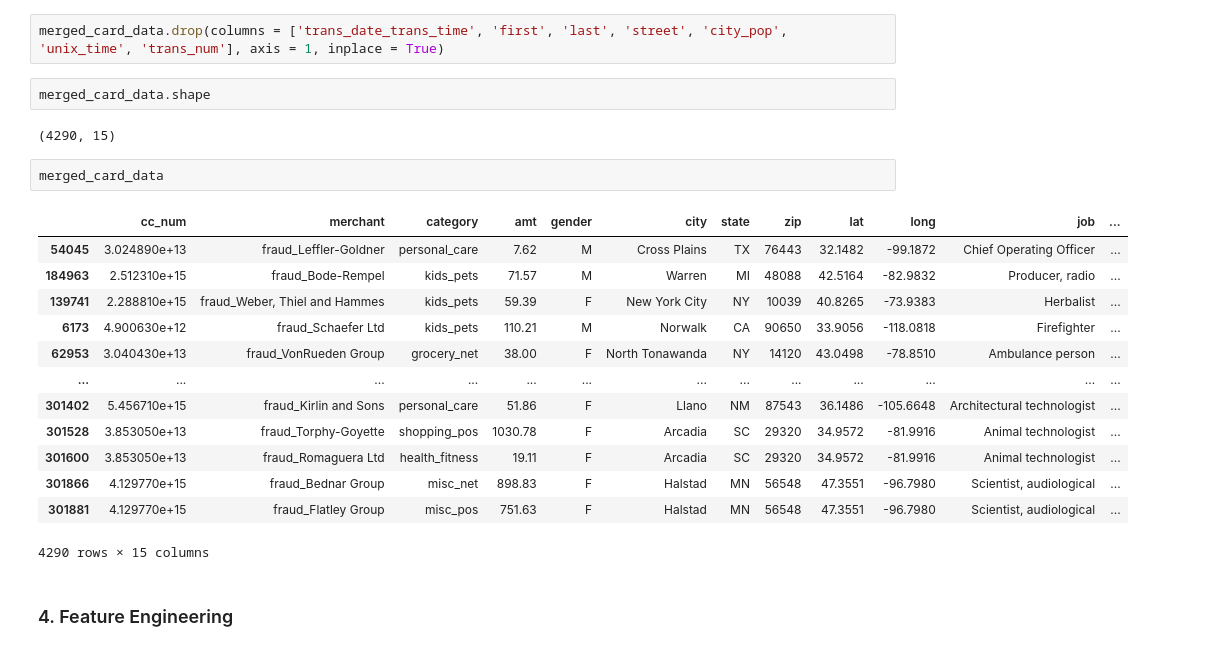
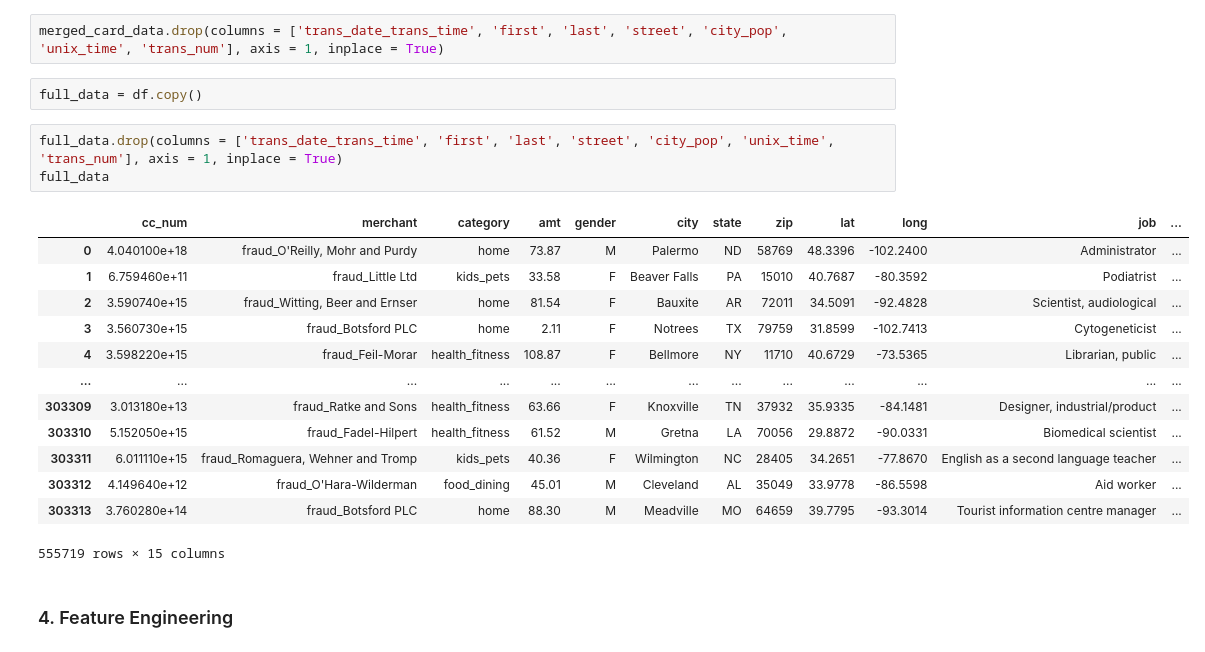
Before and after one commit to milanszilveszter/Csapatmunka, a Jupyter notebook: Classification/BigDataset/fraud_prediction.ipynb, the cells around one changed output. Saved outputs shown, nothing was run; the diff lists cells and outputs as text.

```diff
--- a/Classification/BigDataset/fraud_prediction.ipynb
+++ b/Classification/BigDataset/fraud_prediction.ipynb
@@ -134,26 +134,25 @@ M    1945
 Name: count, dtype: int64
 # %%
 merged_card_data.drop(columns = ['trans_date_trans_time', 'first', 'last', 'street', 'city_pop', 'unix_time', 'trans_num'], axis = 1, inplace = True)
-# %%
-merged_card_data.shape
-# %% [output]
-(4290, 15)
-# %%
-merged_card_data
-# %% [output]
-|  | cc_num | merchant | category | amt | gender | city | state | zip | lat | long | job | ... |
-| 54045 | 3.024890e+13 | fraud_Leffler-Goldner | personal_care | 7.62 | M | Cross Plains | TX | 76443 | 32.1482 | -99.1872 | Chief Operating Officer | ... |
-| 184963 | 2.512310e+15 | fraud_Bode-Rempel | kids_pets | 71.57 | M | Warren | MI | 48088 | 42.5164 | -82.9832 | Producer, radio | ... |
-| 139741 | 2.288810e+15 | fraud_Weber, Thiel and Hammes | kids_pets | 59.39 | F | New York City | NY | 10039 | 40.8265 | -73.9383 | Herbalist | ... |
-| 6173 | 4.900630e+12 | fraud_Schaefer Ltd | kids_pets | 110.21 | M | Norwalk | CA | 90650 | 33.9056 | -118.0818 | Firefighter | ... |
-| 62953 | 3.040430e+13 | fraud_VonRueden Group | grocery_net | 38.00 | F | North Tonawanda | NY | 14120 | 43.0498 | -78.8510 | Ambulance person | ... |
-| ... | ... | ... | ... | ... | ... | ... | ... | ... | ... | ... | ... | ... |
-| 301402 | 5.456710e+15 | fraud_Kirlin and Sons | personal_care | 51.86 | F | Llano | NM | 87543 | 36.1486 | -105.6648 | Architectural technologist | ... |
-| 301528 | 3.853050e+13 | fraud_Torphy-Goyette | shopping_pos | 1030.78 | F | Arcadia | SC | 29320 | 34.9572 | -81.9916 | Animal technologist | ... |
-| 301600 | 3.853050e+13 | fraud_Romaguera Ltd | health_fitness | 19.11 | F | Arcadia | SC | 29320 | 34.9572 | -81.9916 | Animal technologist | ... |
-| 301866 | 4.129770e+15 | fraud_Bednar Group | misc_net | 898.83 | F | Halstad | MN | 56548 | 47.3551 | -96.7980 | Scientist, audiological | ... |
-| 301881 | 4.129770e+15 | fraud_Flatley Group | misc_pos | 751.63 | F | Halstad | MN | 56548 | 47.3551 | -96.7980 | Scientist, audiological | ... |
-4290 rows × 15 columns
+# %%
+full_data = df.copy()
+# %%
+full_data.drop(columns = ['trans_date_trans_time', 'first', 'last', 'street', 'city_pop', 'unix_time', 'trans_num'], axis = 1, inplace = True)
+full_data
+# %% [output]
+|  | cc_num | merchant | category | amt | gender | city | state | zip | lat | long | job | ... |
+| 0 | 4.040100e+18 | fraud_O'Reilly, Mohr and Purdy | home | 73.87 | M | Palermo | ND | 58769 | 48.3396 | -102.2400 | Administrator | ... |
+| 1 | 6.759460e+11 | fraud_Little Ltd | kids_pets | 33.58 | F | Beaver Falls | PA | 15010 | 40.7687 | -80.3592 | Podiatrist | ... |
+| 2 | 3.590740e+15 | fraud_Witting, Beer and Ernser | home | 81.54 | F | Bauxite | AR | 72011 | 34.5091 | -92.4828 | Scientist, audiological | ... |
+| 3 | 3.560730e+15 | fraud_Botsford PLC | home | 2.11 | F | Notrees | TX | 79759 | 31.8599 | -102.7413 | Cytogeneticist | ... |
+| 4 | 3.598220e+15 | fraud_Feil-Morar | health_fitness | 108.87 | F | Bellmore | NY | 11710 | 40.6729 | -73.5365 | Librarian, public | ... |
+| ... | ... | ... | ... | ... | ... | ... | ... | ... | ... | ... | ... | ... |
+| 303309 | 3.013180e+13 | fraud_Ratke and Sons | health_fitness | 63.66 | F | Knoxville | TN | 37932 | 35.9335 | -84.1481 | Designer, industrial/product | ... |
+| 303310 | 5.152050e+15 | fraud_Fadel-Hilpert | health_fitness | 61.52 | M | Gretna | LA | 70056 | 29.8872 | -90.0331 | Biomedical scientist | ... |
+| 303311 | 6.011110e+15 | fraud_Romaguera, Wehner and Tromp | kids_pets | 40.36 | F | Wilmington | NC | 28405 | 34.2651 | -77.8670 | English as a second language teacher | ... |
+| 303312 | 4.149640e+12 | fraud_O'Hara-Wilderman | food_dining | 45.01 | M | Cleveland | AL | 35049 | 33.9778 | -86.5598 | Aid worker | ... |
+| 303313 | 3.760280e+14 | fraud_Botsford PLC | home | 88.30 | M | Meadville | MO | 64659 | 39.7795 | -93.3014 | Tourist information centre manager | ... |
+555719 rows × 15 columns
 # %% [markdown]
 ### 4. Feature Engineering
 # %%
```
Also changed, not shown: parts of 24 cells of this notebook, 2 other files.
